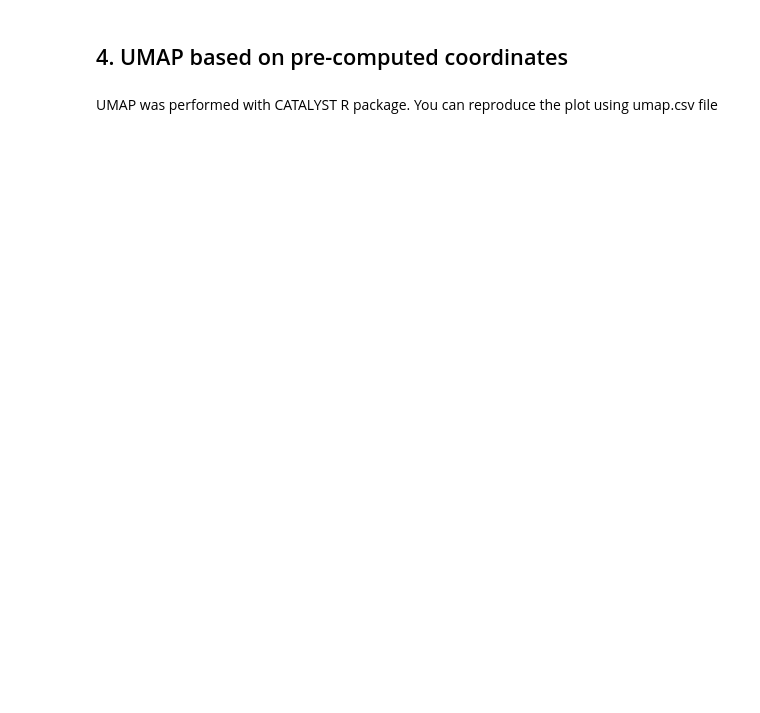
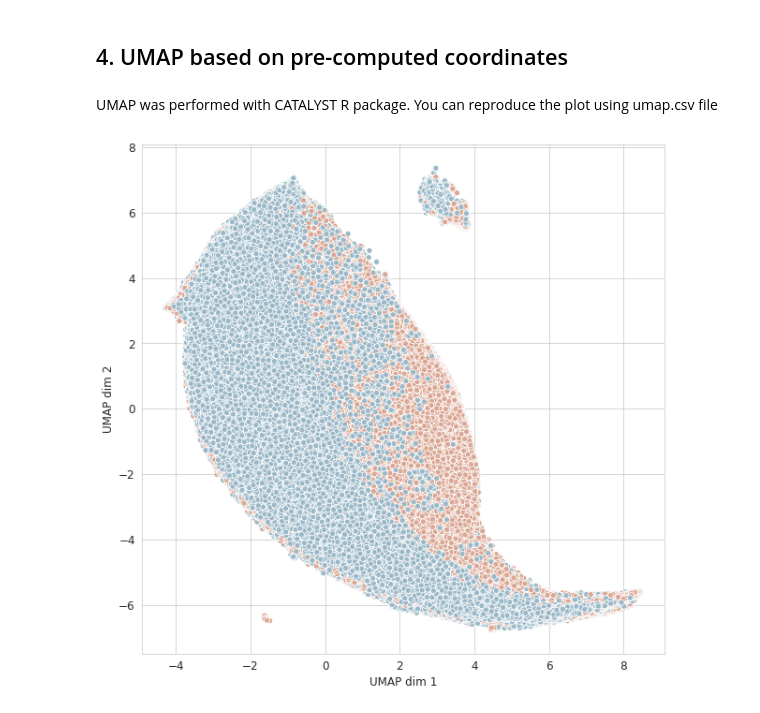
Before and after one commit to daisybio/SARS-CoV-2-platelets-analysis, a Jupyter notebook: full_script.ipynb, the cells around one changed output. Cells and saved outputs as stored; diff of their text form; code cells hidden in the pictures; blank space fills up the shorter version.

```diff
--- a/full_script.ipynb
+++ b/full_script.ipynb
@@ -640,3 +640,20 @@ dat[dat.condition == "healthy"]
 ## 4. UMAP based on pre-computed coordinates
 # %% [markdown]
 UMAP was performed with CATALYST R package. You can reproduce the plot using umap.csv file
+# %%
+umap = pd.read_csv("data/umap.csv")
+sns.set_style("whitegrid")
+markers = {"healthy": "s", "patient": "X"}
+fig = plt.figure(figsize=(10, 10))
+
+ax = sns.scatterplot(x="x", y="y", hue="condition",
+                     data=umap, palette= colors, alpha = 1,legend = False)
+ax.set(xlabel='UMAP dim 1', ylabel='UMAP dim 2')
+
+fig = ax.get_figure()
+
+#fig.savefig("vectors/umap_condition.png", dpi = 350)
+
+plt.show()
+# %% [output]
+[figure, added]
```
Also changed, not shown: parts of 12 cells of this notebook.
